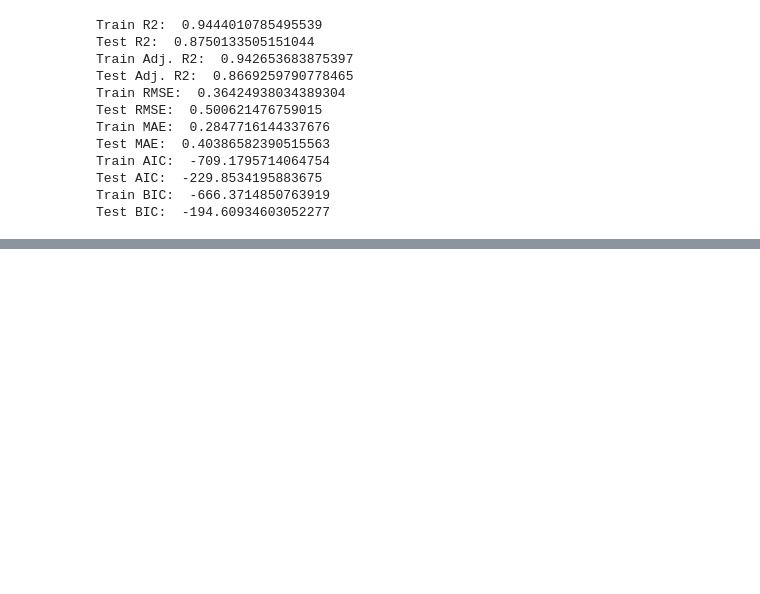
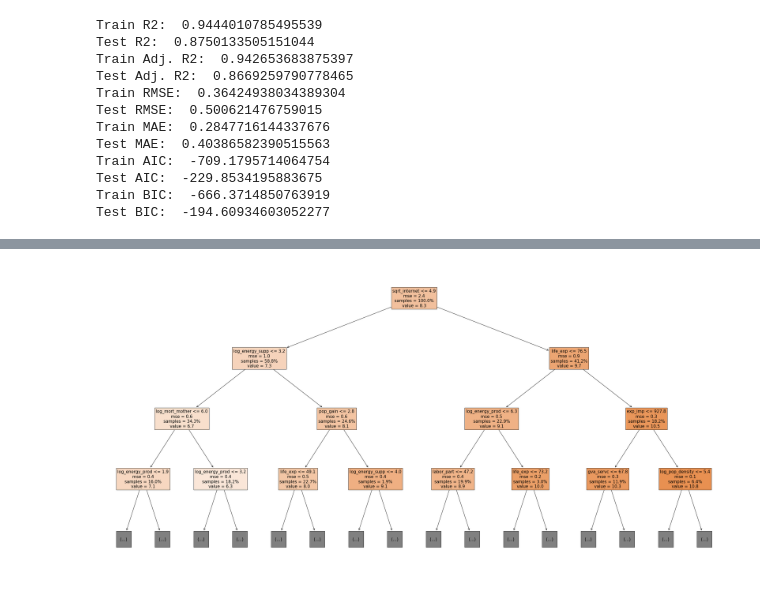
Before and after one commit to peterilhardt/UN_Countries, a Jupyter notebook: regression_analysis.ipynb, the cells around one changed output, grey strips where cells are left out. Saved outputs shown, nothing was run; the diff lists cells and outputs as text; code cells hidden in the pictures; blank space fills up the shorter version.

```diff
--- a/regression_analysis.ipynb
+++ b/regression_analysis.ipynb
@@ -1229,0 +1383,11 @@ Test BIC:  -194.60934603052277
+# %%
+# plot first tree from RF showing feature split used, MSE, % of samples, and log GDP for each node
+plt.figure(figsize = (40, 20))
+plot_tree(RF.estimators_[0], feature_names = list(X_train.iloc[:, 1:].columns), max_depth = 3,
+          filled = True, proportion = True, precision = 1, fontsize = 15, label = 'all')
+
+plt.savefig('RF_tree.png', dpi = 100, bbox_inches = 'tight')
+plt.show()
+plt.close()
+# %% [output]
+[figure, added]
```
Also changed, not shown: parts of 17 cells of this notebook, 25 other files.
